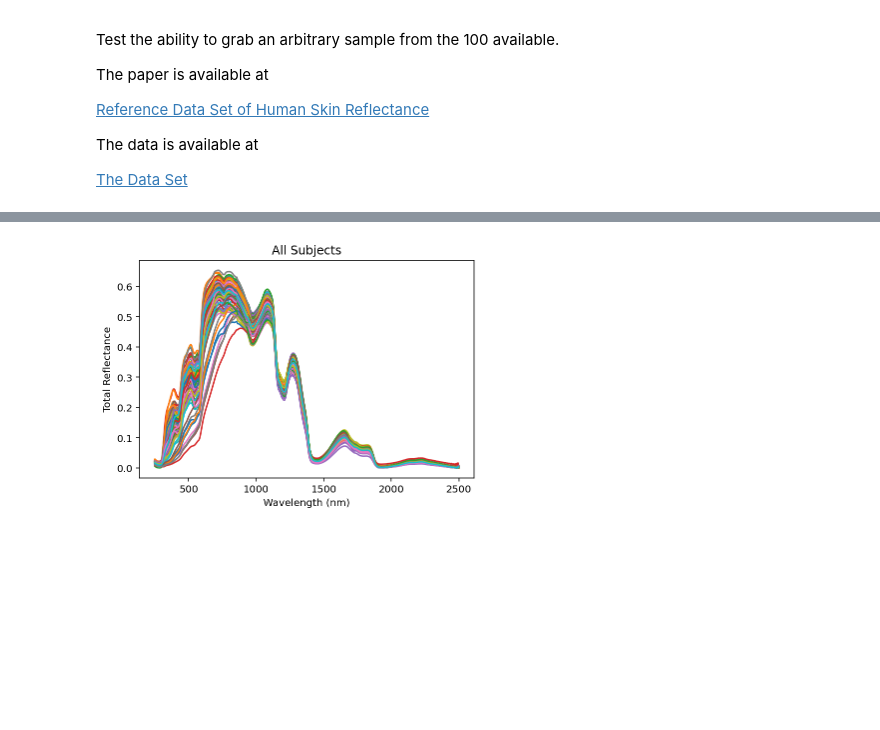
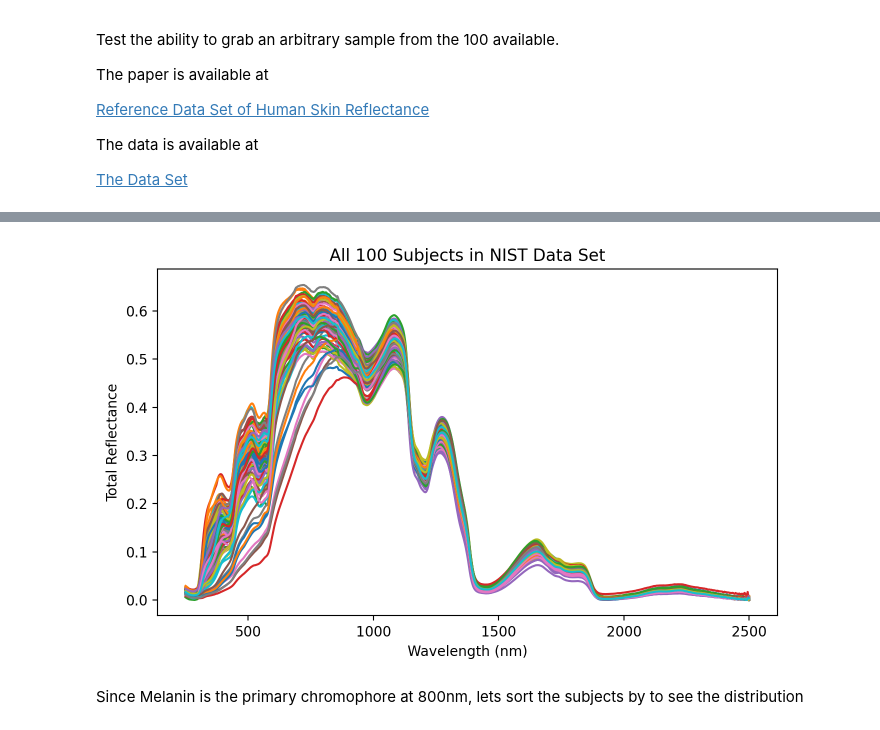
Before and after one commit to scottprahl/iadpython, a Jupyter notebook: docs/nist.ipynb, the cells around one changed output, grey strips where cells are left out. Cells and saved outputs as stored; diff of their text form; code cells hidden in the pictures; blank space fills up the shorter version.

```diff
--- a/docs/nist.ipynb
+++ b/docs/nist.ipynb
@@ -52,0 +108,11 @@ plt.show()
+# %%
+λ,R = iadpython.nist.all_average_reflectances()
+
+plt.figure(figsize=(8,4.5))
+for i in range(100):
+    plt.plot(λ,R[:,i])
+
+plt.xlabel("Wavelength (nm)")
+plt.ylabel("Total Reflectance")
+plt.title("All 100 Subjects in NIST Data Set")
+plt.show()
@@ -53,14 +121,17 @@ plt.show()
 # %%
 λ,R = iadpython.nist.all_average_reflectances()
 
+plt.figure(figsize=(8,4.5))
 for i in range(100):
     plt.plot(λ,R[:,i]-np.min(R[:,i]))
 
 plt.xlabel("Wavelength (nm)")
 plt.ylabel("Total Reflectance")
-plt.title("All Subjects")
+plt.title("All 100 Subjects in NIST Data Set")
 plt.show()
 # %% [output]
-[figure, old version]
+[figure, new version]
+# %% [markdown]
+Since Melanin is the primary chromophore at 800nm, lets sort the subjects by to see the distribution
 # %%
 λ,R = iadpython.nist.all_average_reflectances()
```
Also changed, not shown: parts of 14 cells of this notebook, 8 other files.
